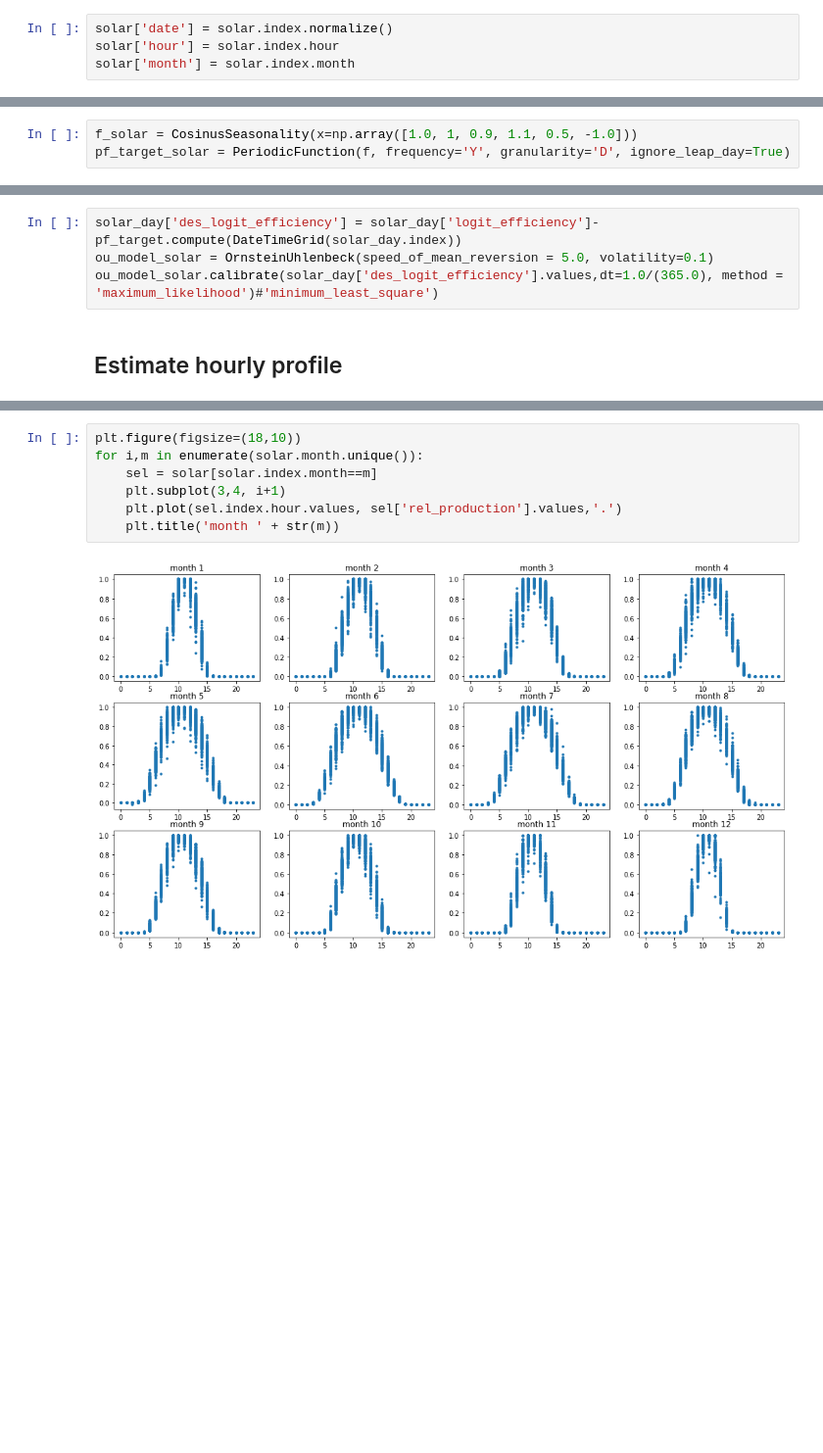
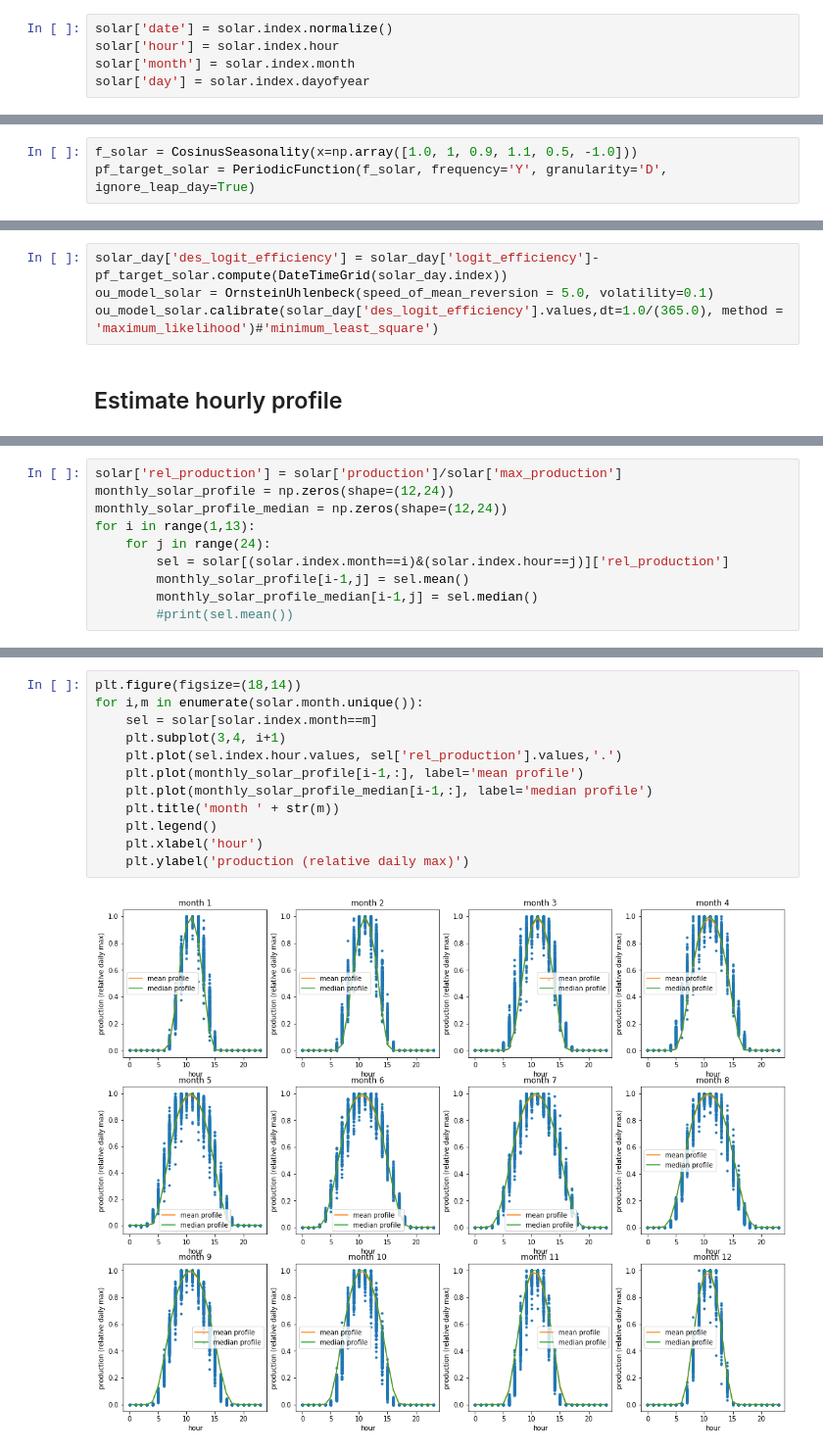
Before and after one commit to pikki622/RiVaPy, a Jupyter notebook: notebooks/models/calibration_residual_demand_model.ipynb, the cells around one changed output, grey strips where cells are left out. Shown at 98% size. Drawn from its saved outputs; the diff is of its cells as text; blank space fills up the shorter version.

```diff
--- a/notebooks/models/calibration_residual_demand_model.ipynb
+++ b/notebooks/models/calibration_residual_demand_model.ipynb
@@ -178,6 +175,7 @@ solar['capacity'] = capacities_interp.compute(solar.index)
 solar['date'] = solar.index.normalize()
 solar['hour'] = solar.index.hour
 solar['month'] = solar.index.month
+solar['day'] = solar.index.dayofyear
 # %%
 solar_day = solar.groupby(by='date').max()
 solar_day['logit_efficiency'] = rdm._logit(solar_day['efficiency'])
@@ -191,7 +189,7 @@ plt.ylabel('efficiency');
 [figure]
 # %%
 f_solar = CosinusSeasonality(x=np.array([1.0, 1, 0.9, 1.1, 0.5, -1.0]))
-pf_target_solar = PeriodicFunction(f, frequency='Y', granularity='D', ignore_leap_day=True)
+pf_target_solar = PeriodicFunction(f_solar, frequency='Y', granularity='D', ignore_leap_day=True)
 # %%
 pf_target_solar.calibrate(solar_day.index, solar_day['logit_efficiency'].values)
 # %%
@@ -205,7 +203,7 @@ plt.legend();
 # %% [markdown]
 ## Estimate OU
 # %%
-solar_day['des_logit_efficiency'] = solar_day['logit_efficiency']-pf_target.compute(DateTimeGrid(solar_day.index))
+solar_day['des_logit_efficiency'] = solar_day['logit_efficiency']-pf_target_solar.compute(DateTimeGrid(solar_day.index))
 ou_model_solar = OrnsteinUhlenbeck(speed_of_mean_reversion = 5.0, volatility=0.1)
 ou_model_solar.calibrate(solar_day['des_logit_efficiency'].values,dt=1.0/(365.0), method = 'maximum_likelihood')#'minimum_least_square')
 # %% [markdown]
@@ -231,0 +213,10 @@ solar['rel_production'] = solar['production']/solar['max_production']
+# %%
+solar['rel_production'] = solar['production']/solar['max_production']
+monthly_solar_profile = np.zeros(shape=(12,24))
+monthly_solar_profile_median = np.zeros(shape=(12,24))
+for i in range(1,13):
+    for j in range(24):
+        sel = solar[(solar.index.month==i)&(solar.index.hour==j)]['rel_production']
+        monthly_solar_profile[i-1,j] = sel.mean()
+        monthly_solar_profile_median[i-1,j] = sel.median()
+        #print(sel.mean())
@@ -232,9 +225,14 @@ solar['rel_production'] = solar['production']/solar['max_production']
 # %%
-plt.figure(figsize=(18,10))
+plt.figure(figsize=(18,14))
 for i,m in enumerate(solar.month.unique()):
     sel = solar[solar.index.month==m]
     plt.subplot(3,4, i+1)
     plt.plot(sel.index.hour.values, sel['rel_production'].values,'.')
+    plt.plot(monthly_solar_profile[i-1,:], label='mean profile')
+    plt.plot(monthly_solar_profile_median[i-1,:], label='median profile')
     plt.title('month ' + str(m))
+    plt.legend()
+    plt.xlabel('hour')
+    plt.ylabel('production (relative daily max)')
 # %% [output]
-[figure, old version]
+[figure, new version]
```
Also changed, not shown: parts of 9 cells of this notebook, 2 other files.
